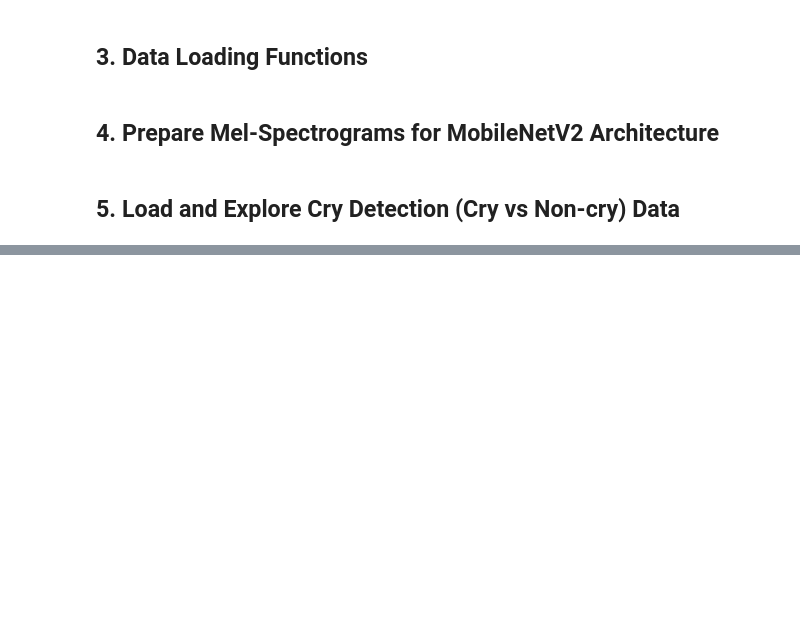
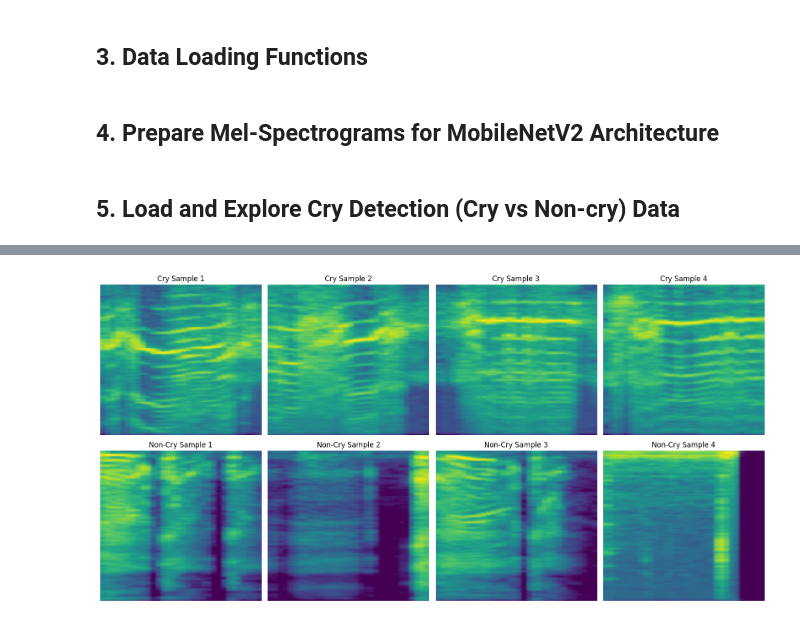
Before and after one commit to danellejp/echocare-infant-cry-classification, a Jupyter notebook: model/cry_detection/train_cry_detection.ipynb, the cells around one changed output, grey strips where cells are left out. Cells and saved outputs as stored; diff of their text form; code cells hidden in the pictures; blank space fills up the shorter version.

Commit message:
Added code to visualise cry and non-cry mel-spectrograms for documentation

```diff
--- a/model/cry_detection/train_cry_detection.ipynb
+++ b/model/cry_detection/train_cry_detection.ipynb
@@ -173,0 +193,28 @@ print(f"Raw spectrogram shape: {X_train_raw[0].shape}")
+# %%
+# Visualise sample spectrograms
+fig, axes = plt.subplots(2, 4, figsize=(16, 8))
+
+# Find 4 cry samples (where label = 1)
+cry_indices = np.where(y_train == 1)[0][20:24]
+
+# Find 4 non-cry samples (where label = 0)
+non_cry_indices = np.where(y_train == 0)[0][20:24]
+
+# Plot 4 cry samples in top row
+for i in range(4):
+    spec = X_train_raw[cry_indices[i]]  # Get cry mel-spectrogram (128 mel bands × 32 time frames)
+    axes[0, i].imshow(spec, aspect='auto')
+    axes[0, i].set_title(f'Cry Sample {i+1}')
+    axes[0, i].axis('off')
+
+# Plot 4 non-cry samples in bottom row
+for i in range(4):
+    spec = X_train_raw[non_cry_indices[i]]  # Get non-cry mel-spectrogram (128 mel bands × 32 time frames)
+    axes[1, i].imshow(spec, aspect='auto')
+    axes[1, i].set_title(f'Non-Cry Sample {i+1}')
+    axes[1, i].axis('off')
+
+plt.tight_layout()
+plt.show()
+# %% [output]
+[figure, added]
```
Also changed, not shown: parts of 1 cell of this notebook.
